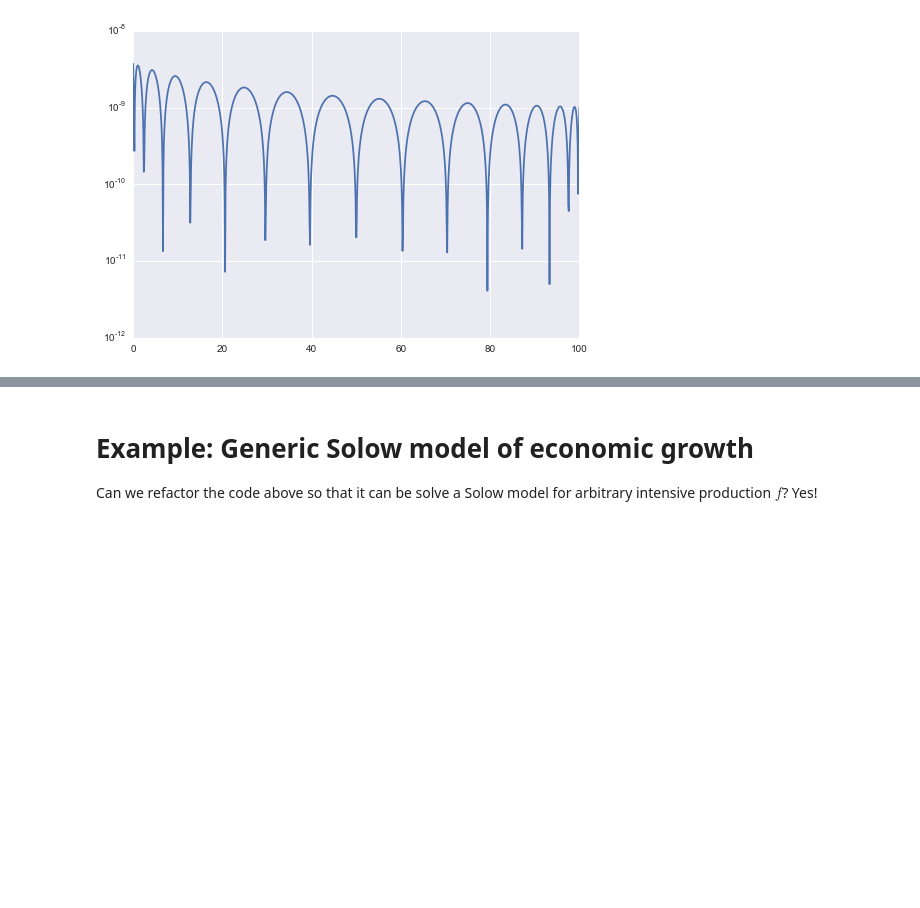
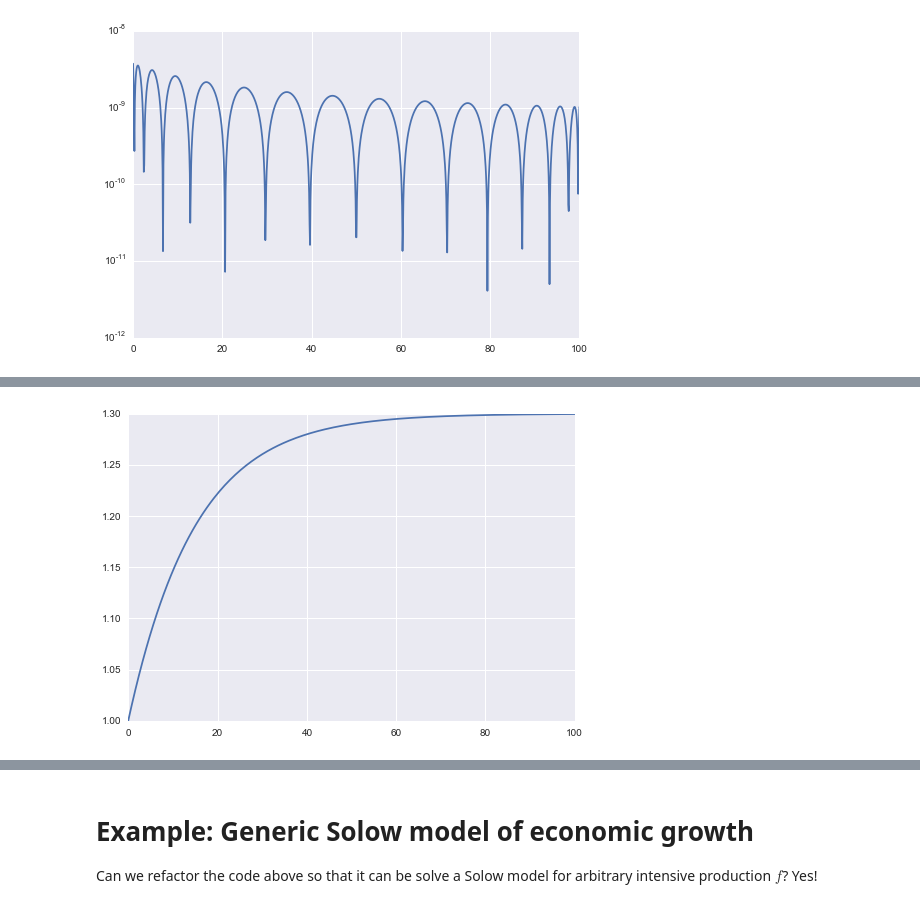
Before and after one commit to davidrpugh/pyCollocation, a Jupyter notebook: examples/solow-model.ipynb, the cells around one changed output, grey strips where cells are left out. Drawn from its saved outputs; the diff is of its cells as text; code cells hidden in the pictures; blank space fills up the shorter version.

```diff
--- a/examples/solow-model.ipynb
+++ b/examples/solow-model.ipynb
@@ -92,3 +96,14 @@ plt.yscale('log')
 plt.show()
 # %% [output]
 [figure]
+# %%
+bspline_basis = pycollocation.basis_functions.BSplineBasis()
+solver = pycollocation.solvers.Solver(bspline_basis)
+
+basis_kwargs = {'knots': np.linspace(0, 100, 250), 'domain': [0, 100], 'degree': 3, 'ext': 0}
+
+ts, ks = initial_mesh(basis_kwargs['domain'], 251, standard_solow_ivp)
+tck, u = bspline_basis.fit([ks], u=ts, k=3, s=0)
+initial_coefs = np.hstack(tck[1])
+
+solution = solver.solve(basis_kwargs, initial_coefs, standard_solow_ivp)
@@ -94,0 +130,6 @@ plt.show()
+# %%
+k_soln, = solution.evaluate_solution(ts)
+plt.plot(ts, k_soln)
+plt.show()
+# %% [output]
+[figure, added]
```
Also changed, not shown: parts of 4 cells of this notebook, 3 other files.
